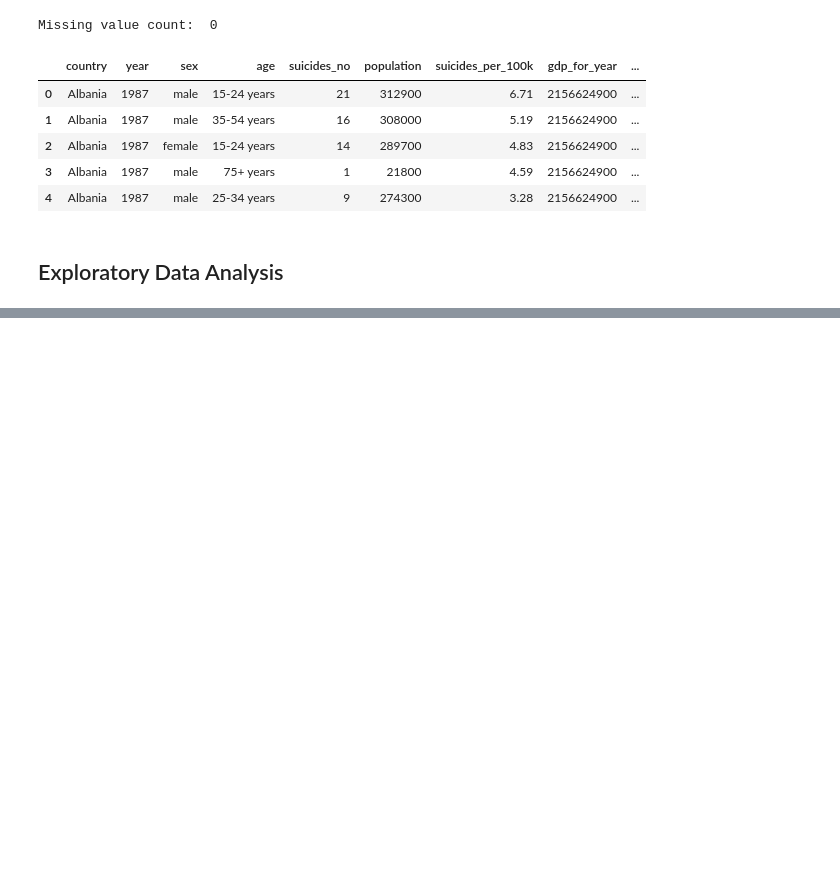
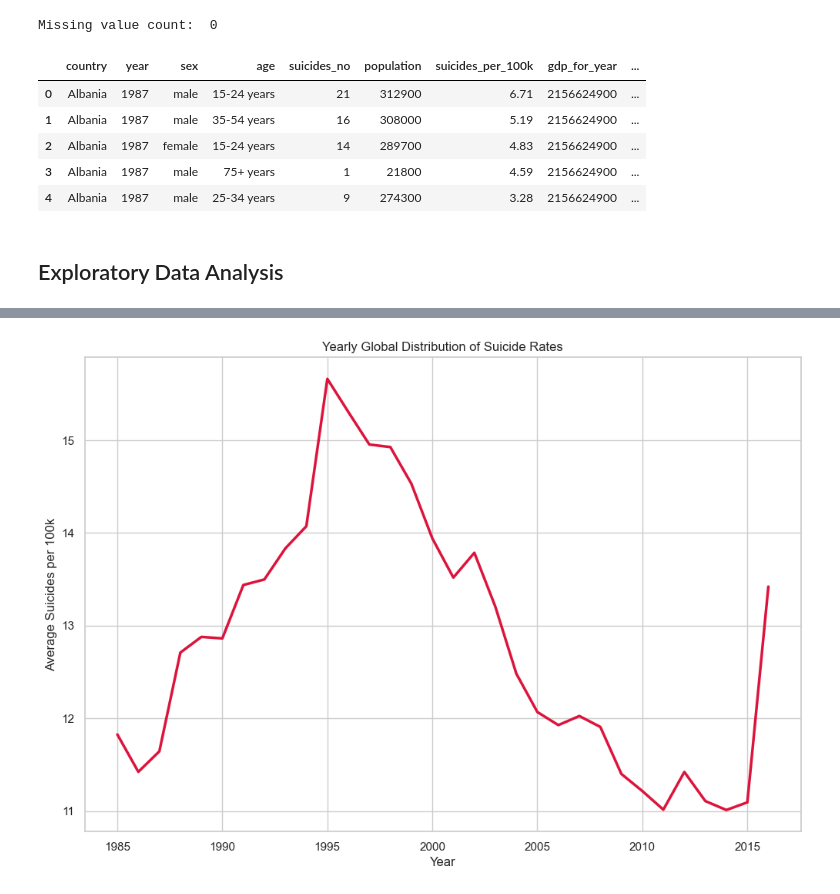
Before and after one commit to hfarukaktas/data-science-projects, a Jupyter notebook: suicide-rates-data/Suicide Rates Analysis.ipynb, the cells around one changed output, grey strips where cells are left out. Cells and saved outputs as stored; diff of their text form; code cells hidden in the pictures; blank space fills up the shorter version.

Commit message:
Started to EDA on Suicide Rates Data

```diff
--- a/suicide-rates-data/Suicide Rates Analysis.ipynb
+++ b/suicide-rates-data/Suicide Rates Analysis.ipynb
@@ -311,0 +328,17 @@ final_df.head()
+# %%
+# add the country column to the dataframe
+cc = coco.CountryConverter()
+final_df["continent"] = cc.convert(names = final_df["country"].tolist(), to = "continent")
+# %%
+# graphic settings
+sns.set_theme(style = "whitegrid", palette = "muted")
+# %%
+#suicide rates distribution by year
+plt.figure(figsize = (12,8))
+sns.lineplot(final_df, x = "year", y = "suicides_per_100k",errorbar = None, color = "crimson", linewidth = 2.5)
+plt.title("Yearly Global Distribution of Suicide Rates")
+plt.xlabel("Year")
+plt.ylabel("Average Suicides per 100k")
+plt.show()
+# %% [output]
+[figure, added]
```
Also changed, not shown: parts of 13 cells of this notebook.
